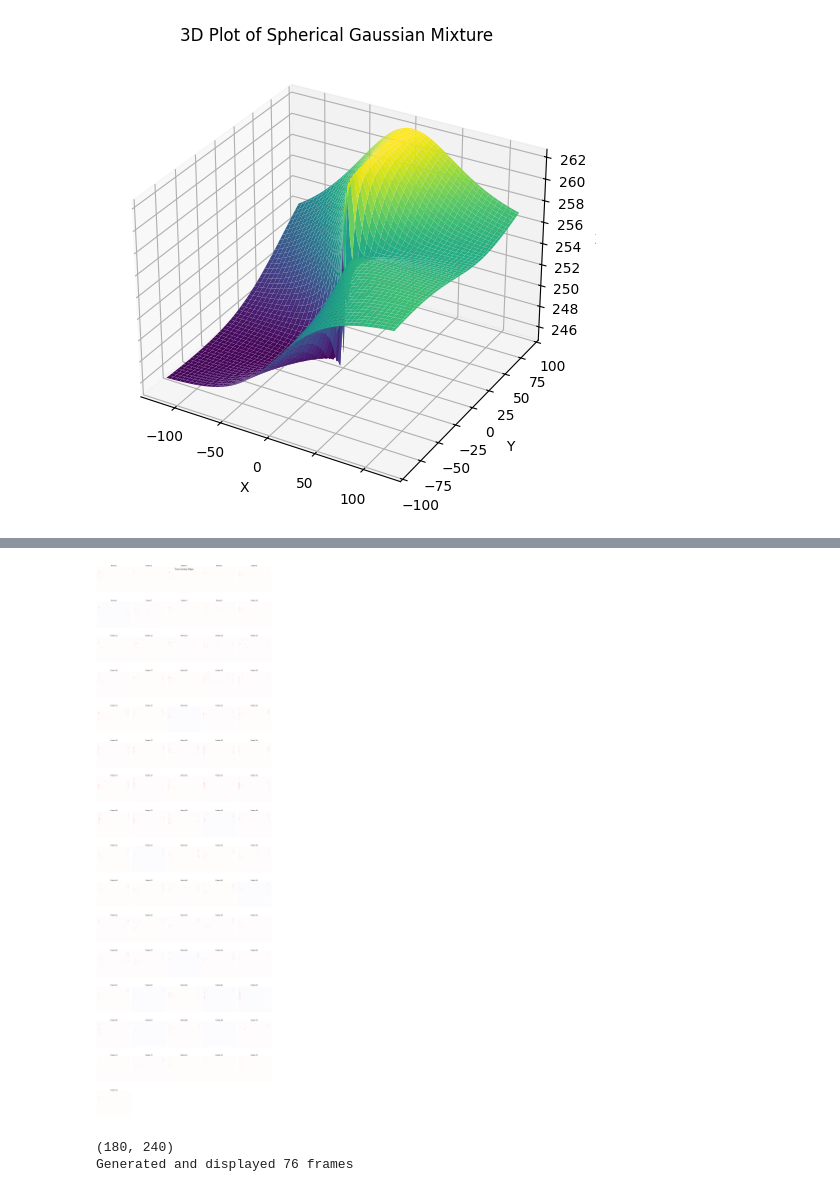
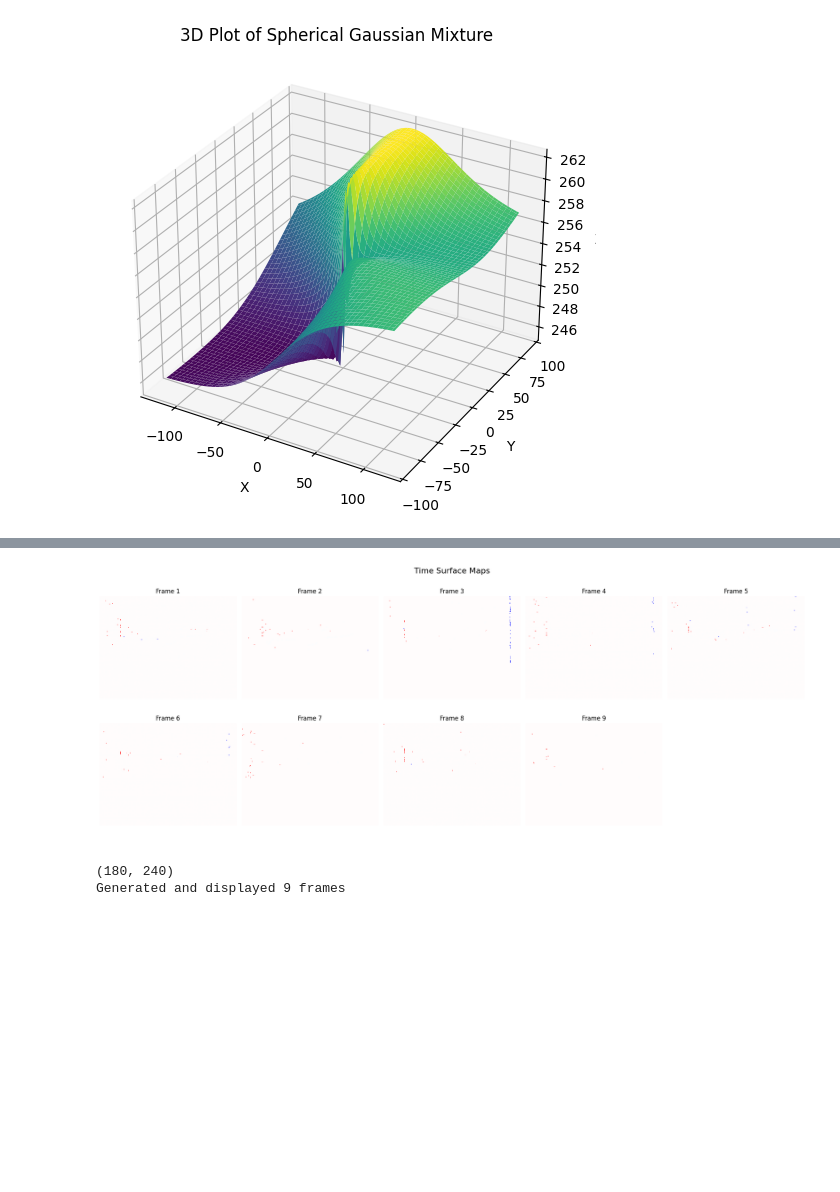
Before and after one commit to gongguhit/gazingev, a Jupyter notebook: pm/spherical_gaussian_mixture.ipynb, the cells around one changed output, grey strips where cells are left out. Saved outputs shown, nothing was run; the diff lists cells and outputs as text; code cells hidden in the pictures; blank space fills up the shorter version.

```diff
--- a/pm/spherical_gaussian_mixture.ipynb
+++ b/pm/spherical_gaussian_mixture.ipynb
@@ -126,7 +126,7 @@ def visualize_event_data(x, y, ts, p, point_size=0.1):
 
 
 # Example usage
-file_path = '../../datasets/N-Caltech101/Caltech101/airplanes/image_0001.bin'
+file_path = '../../datasets/N-Caltech101/Caltech101/airplanes/image_0159.bin'
 ts, x, y, p = read_dataset(file_path)
 # Normalize the timestamps
 ts = (ts - ts.min()) / (ts.max() - ts.min())
@@ -135,4 +135,7 @@ visualize_event_data(x, y, ts, p)
 x_ = x.tolist()
 y_ = y.tolist()
 ts_ = ts.tolist()
+p_ = p.tolist()
+
+print(p_)
 # %% [output]
@@ -198,7 +337,7 @@ import matplotlib.pyplot as plt
 from matplotlib.colors import LinearSegmentedColormap
 import math
 
-def create_time_surface_map(x, y, ts, p, image_size=(180, 240), tau=60, batch_size=1000):
+def create_time_surface_map(x, y, ts, p, image_size=(180, 240), tau=60, batch_size=6000):
     # Sort events by timestamp
     sort_indices = np.argsort(ts)
     x, y, ts, p = x[sort_indices], y[sort_indices], ts[sort_indices], p[sort_indices]
@@ -230,42 +369,42 @@ def create_time_surface_map(x, y, ts, p, image_size=(180, 240), tau=60, batch_si
     return frames
 
 # Example usage
-file_path = '../../datasets/N-Caltech101/Caltech101/airplanes/image_0001.bin'
+file_path = '../../datasets/N-Caltech101/Caltech101/airplanes/image_0159.bin'
 ts, x, y, p = read_dataset(file_path)
 
 # Generate frames
 frames = create_time_surface_map(x, y, ts, p)
 
 # Display all frames
 n_frames = len(frames)
 n_cols = 5  # Number of columns in the grid
 n_rows = math.ceil(n_frames / n_cols)
 
 fig, axes = plt.subplots(n_rows, n_cols, figsize=(20, 4*n_rows))
 fig.suptitle('Time Surface Maps', fontsize=16)
 
 # Create custom colormap (blue to white to red)
 colors = ['blue', 'white', 'red']
 n_bins = 100
 cmap = LinearSegmentedColormap.from_list('custom', colors, N=n_bins)
 
 for i, ax in enumerate(axes.flat):
     if i < n_frames:
         im = ax.imshow(frames[i], cmap=cmap, vmin=-1, vmax=1)
         ax.set_title(f'Frame {i+1}')
     ax.axis('off')
 
 
 plt.tight_layout()
 plt.show()
 
 print(frames[0].shape)
 
 print(f"Generated and displayed {n_frames} frames")
 # %% [output]
-[figure, old version]
+[figure, new version]
 (180, 240)
-Generated and displayed 76 frames
+Generated and displayed 9 frames
 # %%
 import numpy as np
 import matplotlib.pyplot as plt
```
Also changed, not shown: parts of 6 cells of this notebook, 4 other files.
